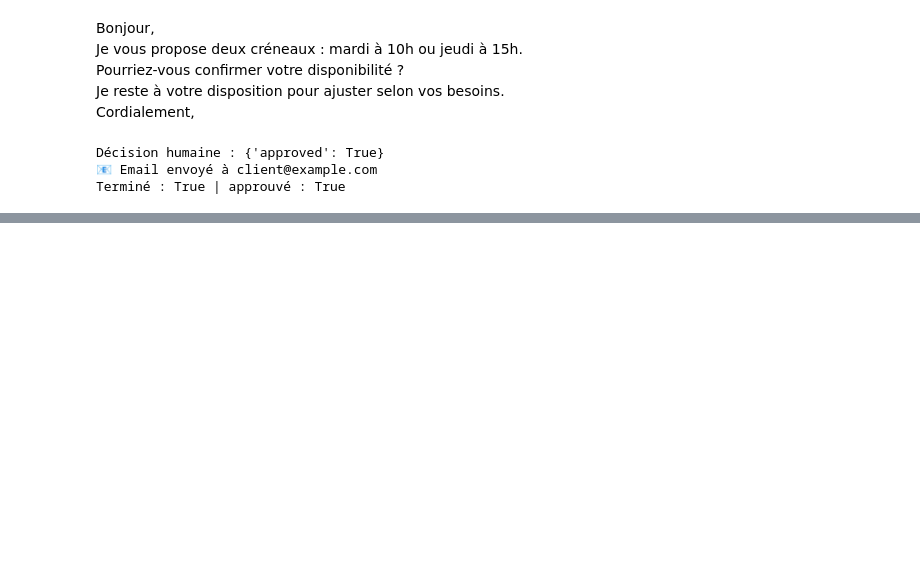
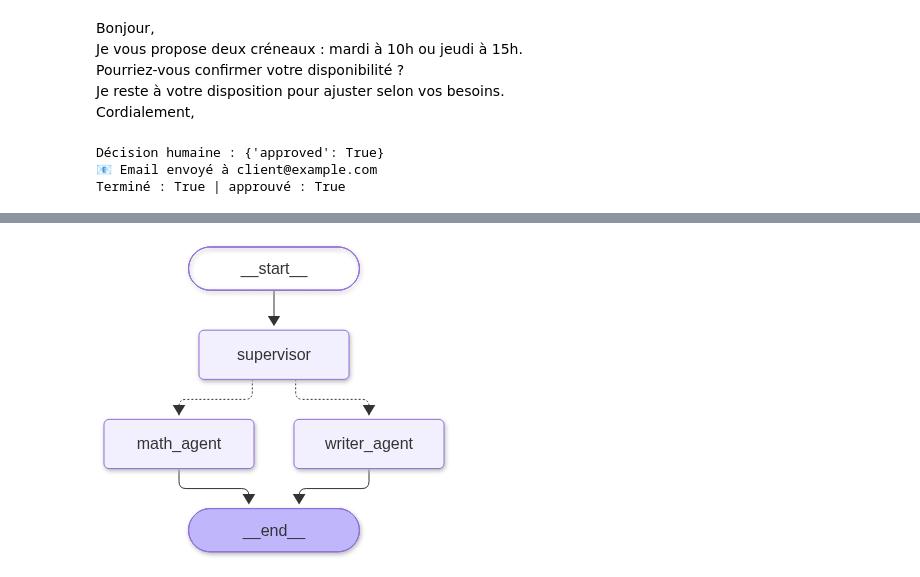
Before and after one commit to Sara-hjd/Agentic-AI-MCP-Langchain-LangGraph-tp5, a Jupyter notebook: partie_B_langgraph/tp5_partie_B1_langgraph_bases.ipynb, the cells around one changed output, grey strips where cells are left out. Drawn from its saved outputs; the diff is of its cells as text; code cells hidden in the pictures; blank space fills up the shorter version.

Commit message:
Partie B : système multi-agents avec superviseur (sortie structurée)

```diff
--- a/partie_B_langgraph/tp5_partie_B1_langgraph_bases.ipynb
+++ b/partie_B_langgraph/tp5_partie_B1_langgraph_bases.ipynb
@@ -422,0 +427,47 @@ Terminé : True | approuvé : True
+# %%
+class MASState(TypedDict):
+    messages: Annotated[list, add_messages]
+    next: str
+
+
+class Router(TypedDict):
+    next: Literal["math_agent", "writer_agent"]
+
+
+router_llm = llm.with_structured_output(Router)
+
+
+def supervisor_node(state: MASState):
+    decision = router_llm.invoke([
+        SystemMessage("Tu es un superviseur dans un système multi-agents. "
+                      "Choisis 'math_agent' pour un calcul, 'writer_agent' pour une tâche de rédaction."),
+        *state["messages"],
+    ])
+    print(f"🧭 superviseur → {decision['next']}")
+    return {"next": decision["next"]}
+
+
+def math_agent(state: MASState):
+    r = llm.invoke([SystemMessage("Tu es un agent mathématique. Donne le résultat avec une courte justification."),
+                    *state["messages"]])
+    return {"messages": [AIMessage(r.content, name="math_agent")]}
+
+
+def writer_agent(state: MASState):
+    r = llm.invoke([SystemMessage("Tu es un agent de rédaction. Rédige un texte court et professionnel en français."),
+                    *state["messages"]])
+    return {"messages": [AIMessage(r.content, name="writer_agent")]}
+
+
+mas = StateGraph(MASState)
+mas.add_node("supervisor", supervisor_node)
+mas.add_node("math_agent", math_agent)
+mas.add_node("writer_agent", writer_agent)
+mas.add_edge(START, "supervisor")
+mas.add_conditional_edges("supervisor", lambda s: s["next"], ["math_agent", "writer_agent"])
+mas.add_edge("math_agent", END)
+mas.add_edge("writer_agent", END)
+graph = mas.compile()
+afficher_graphe(graph)
+# %% [output]
+[figure, added]
```
Also changed, not shown: parts of 2 cells of this notebook.
